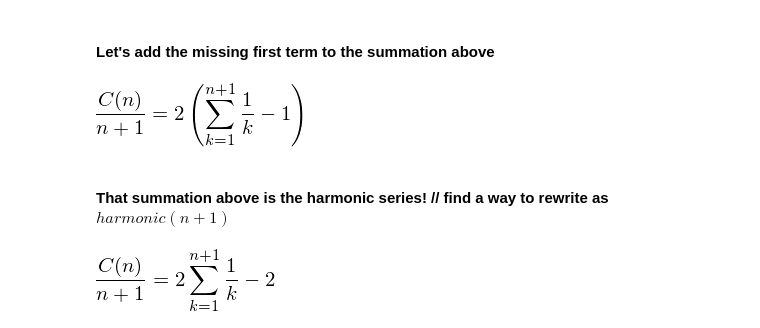
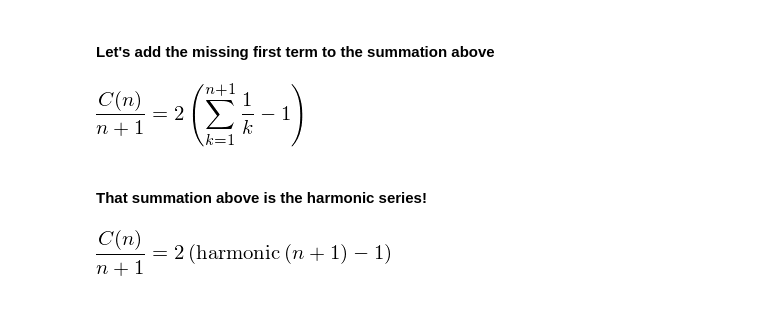
Before and after one commit to oddlord/uni, a Jupyter notebook: Progetto PAA.ipynb, the cells around one changed output. Cells and saved outputs as stored; diff of their text form; code cells hidden in the pictures.

```diff
--- a/Progetto PAA.ipynb
+++ b/Progetto PAA.ipynb
@@ -208,9 +221,9 @@ div_rec_final3
 # %% [output]
 [figure]
 # %% [markdown]
-#### That summation above is the harmonic series!   // find a way to rewrite as $harmonic(n+1)$
+#### That summation above is the harmonic series!
-# %%
-div_rec_final_harm = div_rec_final3.rewrite(harmonic)
-div_rec_final_harm
-# %% [output]
-[figure, removed]
+# %%
+div_rec_final_harm = div_rec_final3.subs(Sum(1/k, (k, 1, n+1)),harmonic(n+1)).factor()
+div_rec_final_harm
+# %% [output]
+[figure, added]
```
Also changed, not shown: parts of 7 cells of this notebook.
